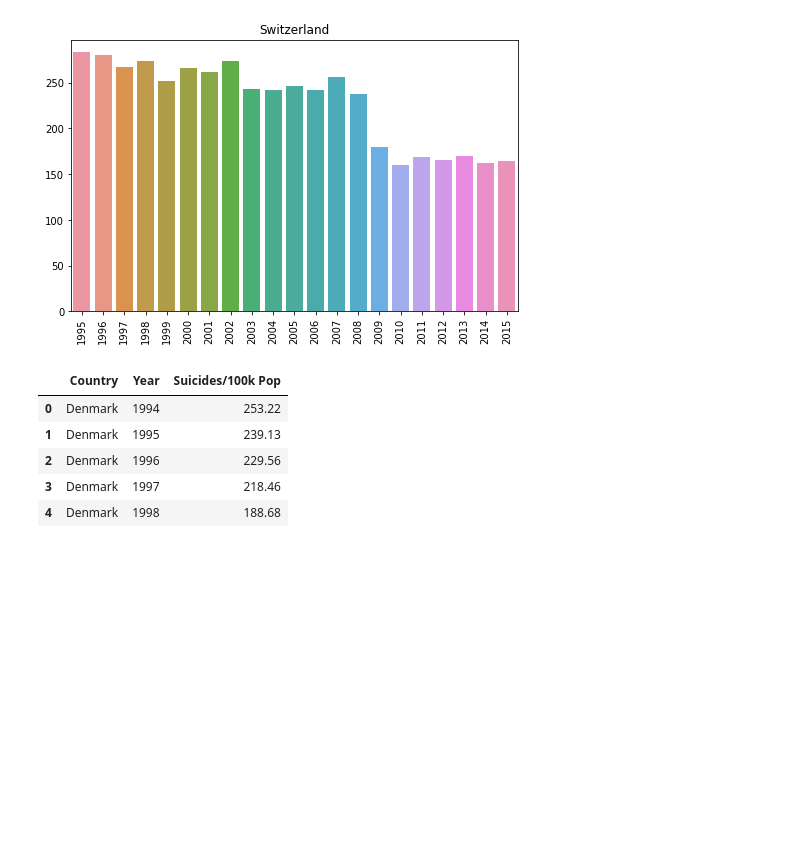
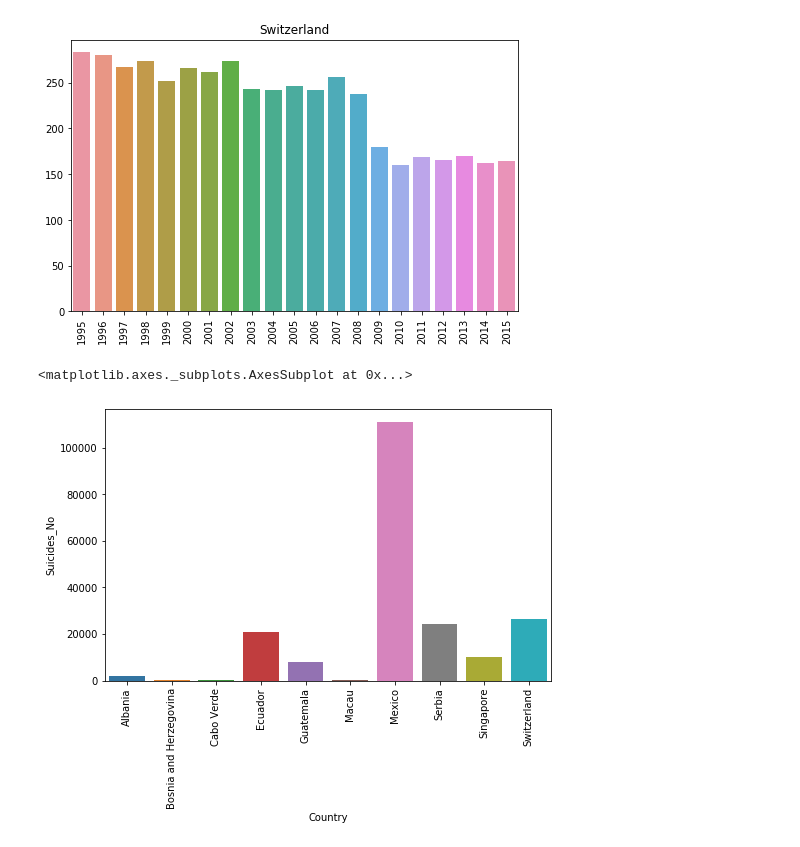
Before and after one commit to xd3262nd/proj-1, a Jupyter notebook: Suicide Visualization.ipynb, the cells around one changed output. Cells and saved outputs as stored; diff of their text form; code cells hidden in the pictures; blank space fills up the shorter version.

```diff
--- a/Suicide Visualization.ipynb
+++ b/Suicide Visualization.ipynb
@@ -393,12 +394,3 @@ for country in random_country:
 [figure]
 [figure]
 [figure]
-# %%
-country_data.head(5)
-# %% [output]
-|  | Country | Year | Suicides/100k Pop |
-| 0 | Denmark | 1994 | 253.22 |
-| 1 | Denmark | 1995 | 239.13 |
-| 2 | Denmark | 1996 | 229.56 |
-| 3 | Denmark | 1997 | 218.46 |
-| 4 | Denmark | 1998 | 188.68 |
@@ -408,3 +397,14 @@ for country in country_data['Country']:
+# %%
+country_grp = random_country_data.groupby(['Country'], as_index = False).sum()
+# country_grp.columns
+country_grp[['Country', 'Suicides_No']].sort_values('Suicides_No')
+
+plt.figure(figsize=(8,5))
+plt.xticks(rotation=90)
+sns.barplot(x = country_grp['Country'], y =country_grp['Suicides_No'], data = country_grp)
+# %% [output]
+<matplotlib.axes._subplots.AxesSubplot at 0x...>
+[figure, added]
 # %%
 plt.figure(figsize=(8,5))
 plt.xticks(rotation=90)
```
Also changed, not shown: parts of 7 cells of this notebook, 1 other file.
